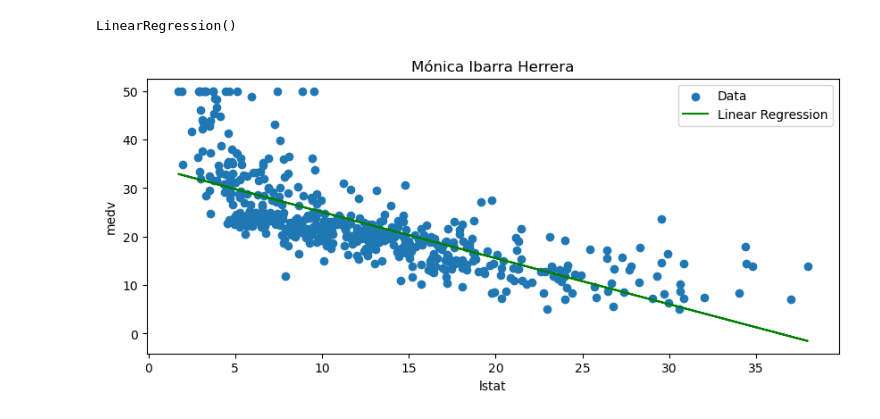
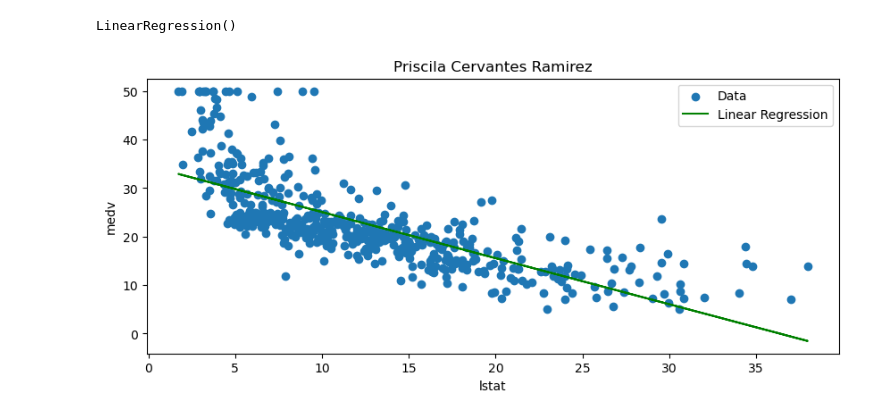
Before and after one commit to Priscr23/data-analytics-course, a Jupyter notebook: notebooks/7_intro_predictice.ipynb, the cells around one changed output. Drawn from its saved outputs; the diff is of its cells as text; code cells hidden in the pictures.

```diff
--- a/notebooks/7_intro_predictice.ipynb
+++ b/notebooks/7_intro_predictice.ipynb
@@ -142,15 +142,15 @@ y_pred2=modelo_bh.predict(x2)
 # %%
 plt.figure(figsize=(10,4))
 
 # Data
 plt.scatter(x2,y2, label='Data')
 
 plt.plot(x2, y_pred2, label='Linear Regression',c='green')
 
 plt.xlabel('lstat')
 plt.ylabel('medv')
 plt.legend()
-plt.title('Mónica Ibarra Herrera')
+plt.title('Priscila Cervantes Ramirez')
 plt.savefig("../reports/figures/randomBoston.png")
 # %% [output]
-[figure, old version]
+[figure, new version]
```
